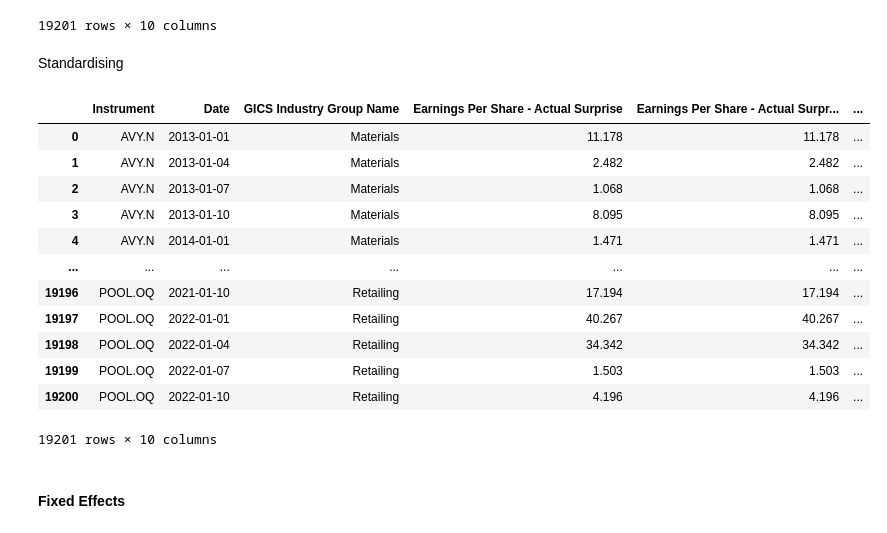
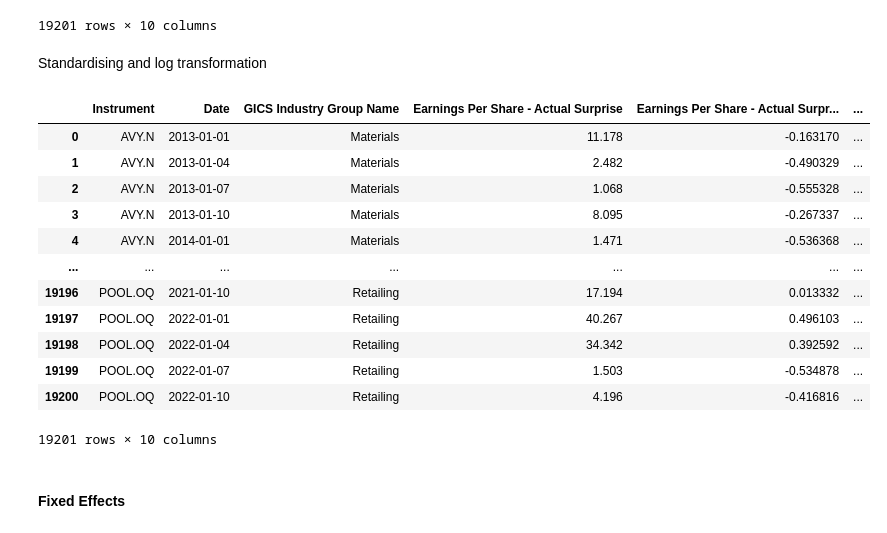
Before and after one commit to yummypugs/GSFM_AnalystForecasts, a Jupyter notebook: 3.3.3_Panel_macro.ipynb, the cells around one changed output. Drawn from its saved outputs; the diff is of its cells as text; code cells hidden in the pictures.

```diff
--- a/3.3.3_Panel_macro.ipynb
+++ b/3.3.3_Panel_macro.ipynb
@@ -33,31 +33,35 @@ df
 | 19199 | POOL.OQ | 2022-01-07 | Retailing | 1.503 | 1.503 | ... |
 | 19200 | POOL.OQ | 2022-01-10 | Retailing | 4.196 | 4.196 | ... |
 19201 rows × 10 columns
-# %% [markdown]
-Standardising
+# %% [markdown]
+Standardising and log transformation
 # %%
 rescale = df.copy()
-#rescale["Earnings Per Share - Actual Surprise"] = MinMaxScaler().fit_transform(np.array(rescale["Earnings Per Share - Actual Surprise"]).reshape(-1,1))
-rescale["CBOE Crude Oil ETF Volatility Index"] = MinMaxScaler().fit_transform(np.array(rescale["CBOE Crude Oil ETF Volatility Index"]).reshape(-1,1))
-rescale["90-Day AA Financial Commercial Paper Interest Rate"] = MinMaxScaler().fit_transform(np.array(rescale["90-Day AA Financial Commercial Paper Interest Rate"]).reshape(-1,1))
-rescale["Inflation Risk Premium"] = MinMaxScaler().fit_transform(np.array(rescale["Inflation Risk Premium"]).reshape(-1,1))
-rescale["University of Michigan: Consumer Sentiment, Index 1966:Q1=100"] = MinMaxScaler().fit_transform(np.array(rescale["University of Michigan: Consumer Sentiment, Index 1966:Q1=100"]).reshape(-1,1))
-rescale["Unemployment Rate"] = MinMaxScaler().fit_transform(np.array(rescale["Unemployment Rate"]).reshape(-1,1))
+rescale["Earnings Per Share - Actual Surprise AbsVals"] = StandardScaler().fit_transform(np.array(rescale["Earnings Per Share - Actual Surprise AbsVals"]).reshape(-1,1))
+rescale["CBOE Crude Oil ETF Volatility Index"] = StandardScaler().fit_transform(np.array(rescale["CBOE Crude Oil ETF Volatility Index"]).reshape(-1,1))
+rescale["90-Day AA Financial Commercial Paper Interest Rate"] = StandardScaler().fit_transform(np.array(rescale["90-Day AA Financial Commercial Paper Interest Rate"]).reshape(-1,1))
+rescale["Inflation Risk Premium"] = StandardScaler().fit_transform(np.array(rescale["Inflation Risk Premium"]).reshape(-1,1))
+rescale["University of Michigan: Consumer Sentiment, Index 1966:Q1=100"] = StandardScaler().fit_transform(np.array(rescale["University of Michigan: Consumer Sentiment, Index 1966:Q1=100"]).reshape(-1,1))
+rescale["Unemployment Rate"] = StandardScaler().fit_transform(np.array(rescale["Unemployment Rate"]).reshape(-1,1))
+
+#log transform DV
+rescale["Earnings Per Share - Actual Surprise AbsVals"] = np.log(rescale["Earnings Per Share - Actual Surprise AbsVals"] + 1)
+
 df_clean = rescale
 df_clean
 # %% [output]
 |  | Instrument | Date | GICS Industry Group Name | Earnings Per Share - Actual Surprise | Earnings Per Share - Actual Surpr... | ... |
-| 0 | AVY.N | 2013-01-01 | Materials | 11.178 | 11.178 | ... |
-| 1 | AVY.N | 2013-01-04 | Materials | 2.482 | 2.482 | ... |
-| 2 | AVY.N | 2013-01-07 | Materials | 1.068 | 1.068 | ... |
-| 3 | AVY.N | 2013-01-10 | Materials | 8.095 | 8.095 | ... |
-| 4 | AVY.N | 2014-01-01 | Materials | 1.471 | 1.471 | ... |
+| 0 | AVY.N | 2013-01-01 | Materials | 11.178 | -0.163170 | ... |
+| 1 | AVY.N | 2013-01-04 | Materials | 2.482 | -0.490329 | ... |
+| 2 | AVY.N | 2013-01-07 | Materials | 1.068 | -0.555328 | ... |
+| 3 | AVY.N | 2013-01-10 | Materials | 8.095 | -0.267337 | ... |
+| 4 | AVY.N | 2014-01-01 | Materials | 1.471 | -0.536368 | ... |
 | ... | ... | ... | ... | ... | ... | ... |
-| 19196 | POOL.OQ | 2021-01-10 | Retailing | 17.194 | 17.194 | ... |
-| 19197 | POOL.OQ | 2022-01-01 | Retailing | 40.267 | 40.267 | ... |
-| 19198 | POOL.OQ | 2022-01-04 | Retailing | 34.342 | 34.342 | ... |
-| 19199 | POOL.OQ | 2022-01-07 | Retailing | 1.503 | 1.503 | ... |
-| 19200 | POOL.OQ | 2022-01-10 | Retailing | 4.196 | 4.196 | ... |
+| 19196 | POOL.OQ | 2021-01-10 | Retailing | 17.194 | 0.013332 | ... |
+| 19197 | POOL.OQ | 2022-01-01 | Retailing | 40.267 | 0.496103 | ... |
+| 19198 | POOL.OQ | 2022-01-04 | Retailing | 34.342 | 0.392592 | ... |
+| 19199 | POOL.OQ | 2022-01-07 | Retailing | 1.503 | -0.534878 | ... |
+| 19200 | POOL.OQ | 2022-01-10 | Retailing | 4.196 | -0.416816 | ... |
 19201 rows × 10 columns
 # %%
 df_panel = df_clean.copy()
```
Also changed, not shown: parts of 5 cells of this notebook, 2 other files.
